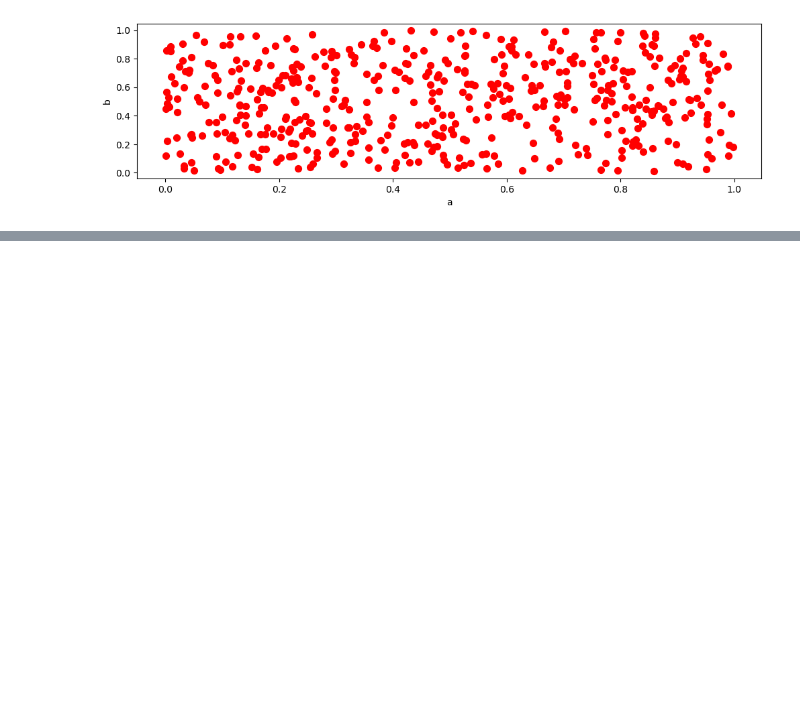
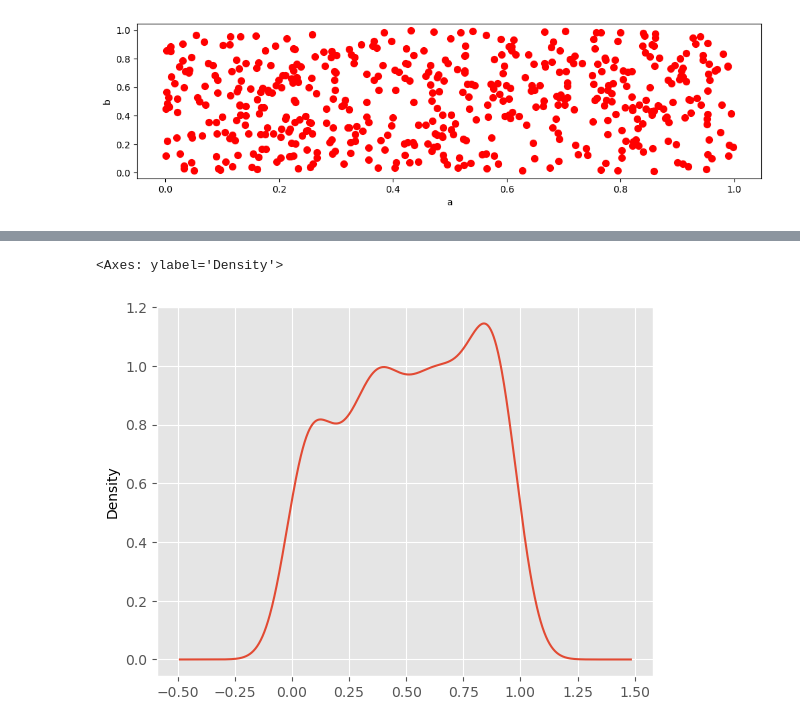
Before and after one commit to myk-francis/python-challenges-scripts, a Jupyter notebook: matplotlib/Basics.ipynb, the cells around one changed output, grey strips where cells are left out. Cells and saved outputs as stored; diff of their text form; code cells hidden in the pictures; blank space fills up the shorter version.

```diff
--- a/matplotlib/Basics.ipynb
+++ b/matplotlib/Basics.ipynb
@@ -141,0 +167,5 @@ df3.plot.scatter(x='a', y='b', c='red', s=50, figsize=(12, 3))
+# %%
+df3['d'].plot.kde()
+# %% [output]
+<Axes: ylabel='Density'>
+[figure, added]
```
Also changed, not shown: parts of 6 cells of this notebook.
